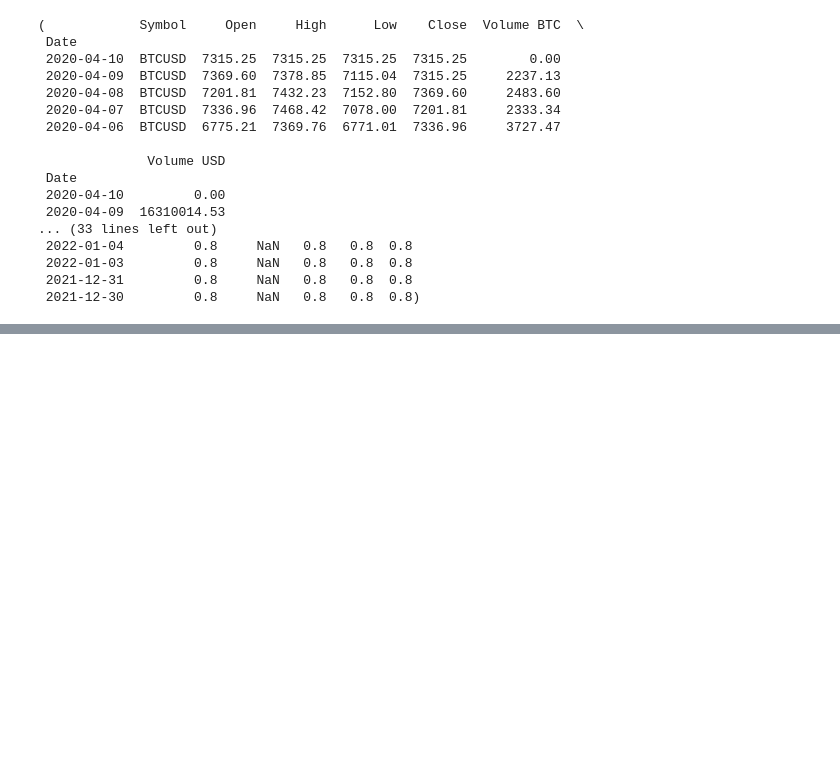
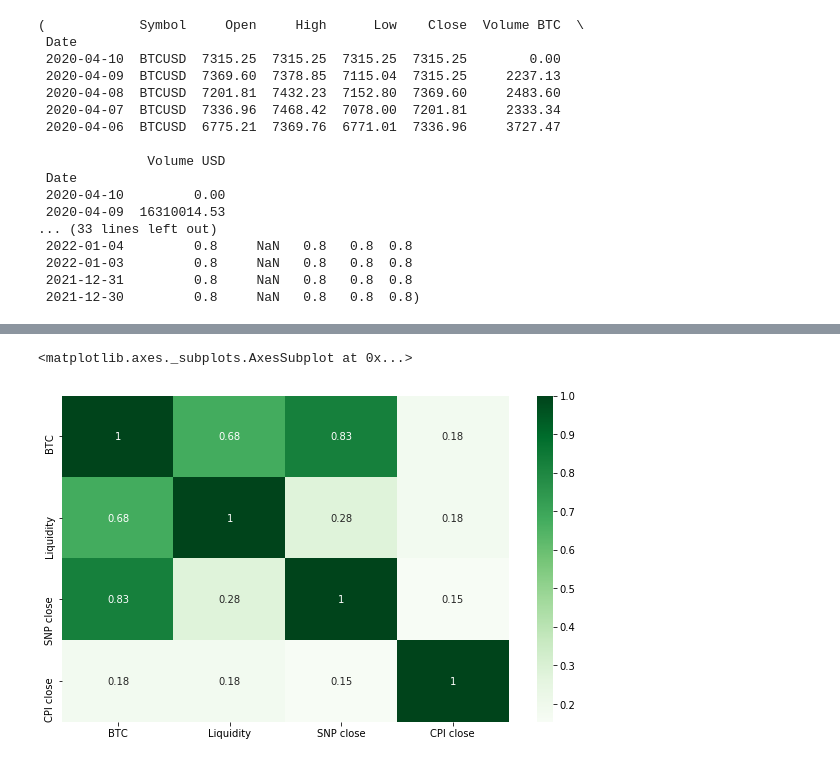
Before and after one commit to nickdemiceli/BitcoinRegression, a Jupyter notebook: BitcoinRegressionProject.ipynb, the cells around one changed output, grey strips where cells are left out. Drawn from its saved outputs; the diff is of its cells as text; code cells hidden in the pictures; blank space fills up the shorter version.

```diff
--- a/BitcoinRegressionProject.ipynb
+++ b/BitcoinRegressionProject.ipynb
@@ -30,22 +33,22 @@ BTC.head(), Margin.head(), SNP.head(), CPI.head()
 # %%
 #Dropping irrelevant features
 
-Drop = ['Symbol', 'Open', 'High', 'Low', 'Volume BTC']
-BTCDrop = BTC.drop(Drop, axis = 1)
+drop_btc_cols = ['Symbol', 'Open', 'High', 'Low', 'Volume BTC']
+btc.drop(drop_btc_cols, axis=1, inplace=True)
 
-Drop1 = ['Volume', 'Open', 'High', 'Low']
-SNPDrop = SNP.drop(Drop1, axis = 1)
+drop_snp_cols = ['Volume', 'Open', 'High', 'Low']
+snp.drop(drop_snp_cols, axis=1, inplace=True)
 
+drop_cpi_cols = ['Open', 'High', 'Low', 'Volume']
+cpi.drop(drop_cpi_cols, axis=1, inplace=True)
 
-Drop3 = ['Open', 'High', 'Low', 'Volume']
-CPIDrop = CPI.drop(Drop3, axis = 1)
+drop_margin_cols = ['Free Credit Balances in Customers\' Cash Accounts', 'Free Credit Balances in Customers\' Securities Margin Accounts']
+margin.drop(drop_margin_cols, axis=1, inplace=True)
 # %%
 #Renaming Columns
-BTCDrop.rename(columns = {'Close': 'BTC',
-                          'Volume USD': 'Liquidity'}, inplace = True)
-
-SNPDrop.rename(columns = {'Close/Last': 'SNP close'}, inplace = True)
-
-CPIDrop.rename(columns = {'Close/Last': 'CPI close'}, inplace = True)
+btc.rename(columns = {'Close': 'BTC', 'Volume USD': 'Liquidity'}, inplace=True)
+snp.rename(columns = {'Close/Last': 'SNP close'}, inplace=True)
+cpi.rename(columns = {'Close/Last': 'CPI close'}, inplace=True)
+margin.rename(columns = {'Year-Month': 'Date'}, inplace=True)
 # %%
 #Converting feature samples to monthly
@@ -78,3 +79,4 @@ MarginMerged['Debit Balances in Customers\' Securities Margin Accounts'] = NewDe
 # %%
 #Dataframe without Margin feature
-Merged = pd.concat([BTCDrop, SNPDrop, CPIDrop], axis=1, join='inner')
+merged_df = pd.concat([btc, snp, cpi], axis=1, join='inner')
+merged_df = merged_df.reset_index()
@@ -96,0 +97,12 @@ memory usage: 2.7+ KB
+# %%
+#Correlation Analysis
+import matplotlib.pyplot as plt
+import seaborn as sns
+%matplotlib inline
+
+correlations = merged_df.corr()
+plt.figure(figsize=(10,6))
+sns.heatmap(correlations, cmap = 'Greens', annot = True)
+# %% [output]
+<matplotlib.axes._subplots.AxesSubplot at 0x...>
+[figure, added]
```
Also changed, not shown: parts of 17 cells of this notebook, 3 other files.
